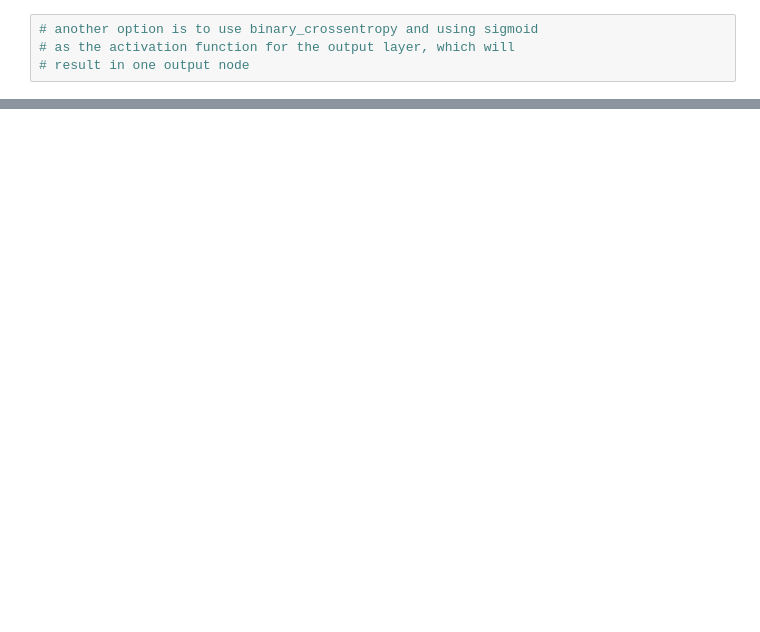
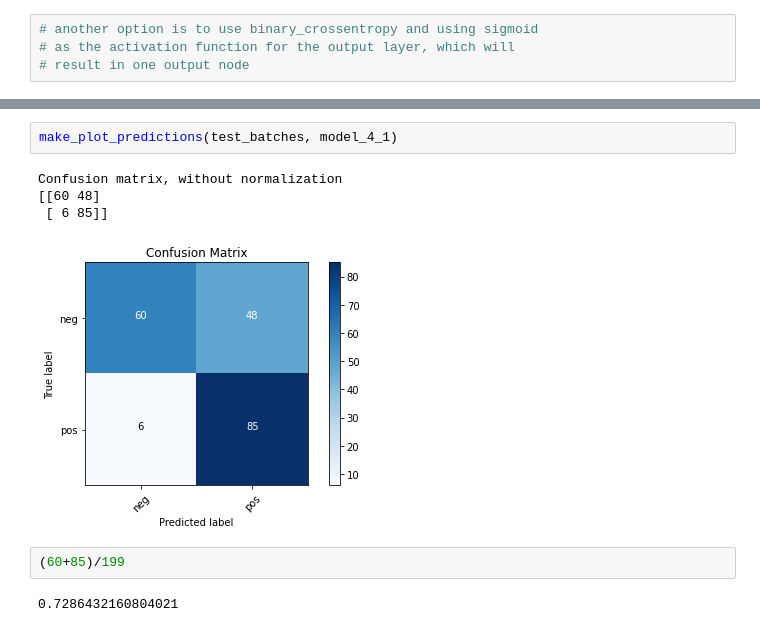
Before and after one commit to emmamcclaire/falcon_alert, a Jupyter notebook: modeling.ipynb, the cells around one changed output, grey strips where cells are left out. Drawn from its saved outputs; the diff is of its cells as text; blank space fills up the shorter version.

```diff
--- a/modeling.ipynb
+++ b/modeling.ipynb
@@ -122,0 +162,11 @@ Confusion matrix, without normalization
+# %%
+make_plot_predictions(test_batches, model_4_1)
+# %% [output]
+Confusion matrix, without normalization
+[[60 48]
+ [ 6 85]]
+[figure, added]
+# %%
+(60+85)/199
+# %% [output]
+0.7286432160804021
```
Also changed, not shown: parts of 31 cells of this notebook, 11 other files.
